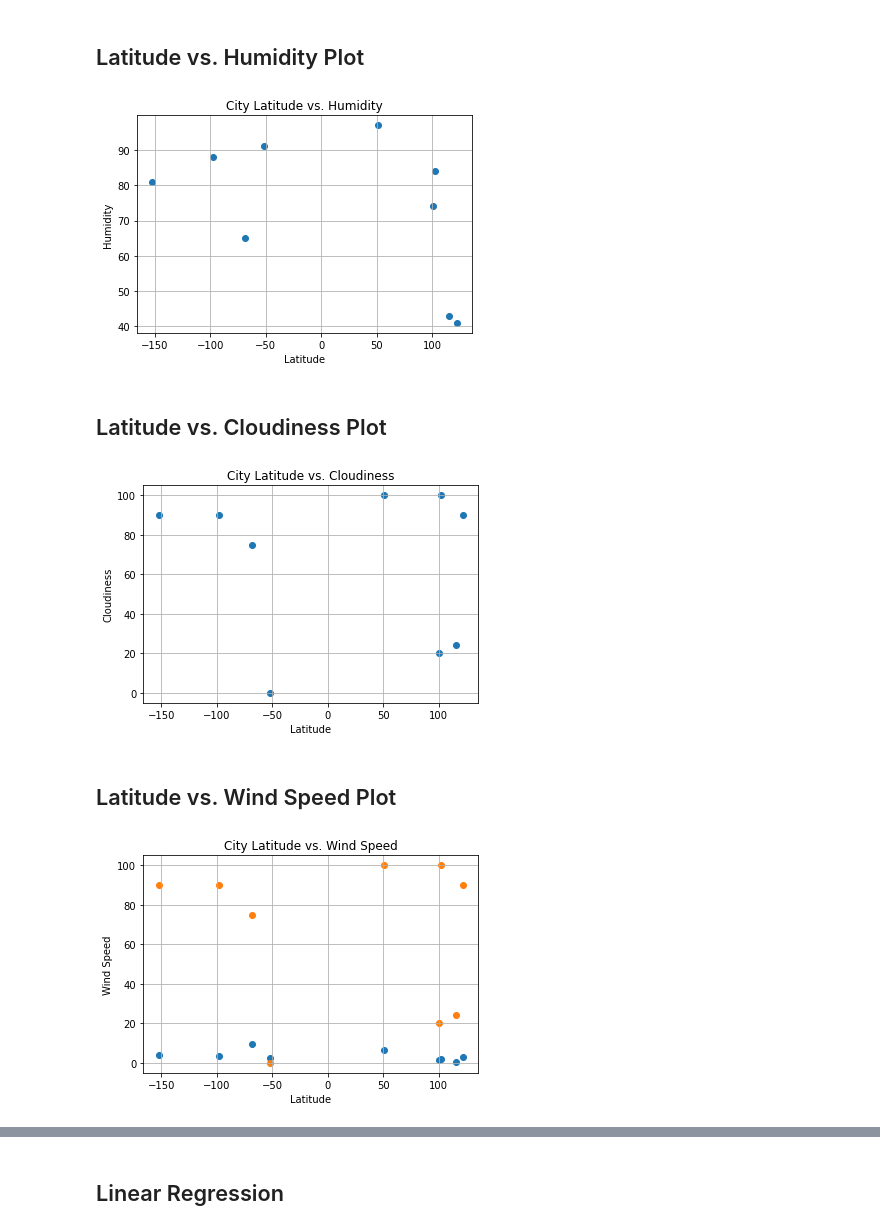
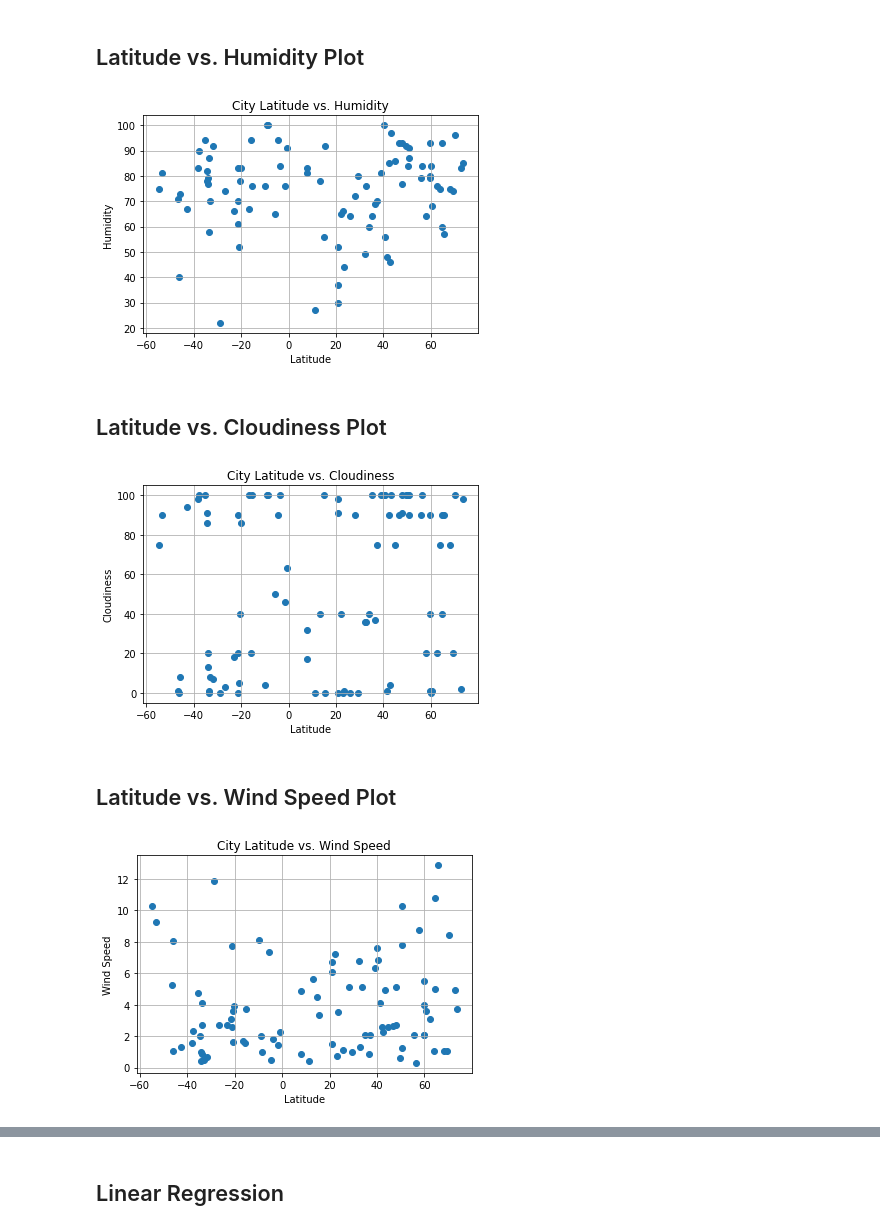
Before and after one commit to econway0321/python-api-challenge, a Jupyter notebook: starter_code/WeatherPy.ipynb, the cells around one changed output, grey strips where cells are left out. Saved outputs shown, nothing was run; the diff lists cells and outputs as text; code cells hidden in the pictures.

```diff
--- a/starter_code/WeatherPy.ipynb
+++ b/starter_code/WeatherPy.ipynb
@@ -111,11 +100,15 @@ wind_speed_data=[]
 country_data=[]
 date_data=[]
 
-for each_city in cities[:10]:
-    query_url = f'{url}q={each_city}&appid={weather_api_key}'
+counter = 0
+
+#while len(city_data) <=15:
+for each_city in cities[:100]:
+    query_url = f'{url}q={each_city}&appid={weather_api_key}'#rpl each_cities cities[counter]
     weather_response=requests.get(query_url)
     weather_data=weather_response.json()
-    pprint(weather_data)
+    #pprint(weather_data)
+    counter = counter + 1
 
     try:
         city_data.append(weather_data['name'])
@@ -127,7 +120,8 @@ for each_city in cities[:10]:
         wind_speed_data.append(weather_data['wind']['speed'])
         country_data.append(weather_data['sys']['country'])
         date_data.append(weather_data['dt'])
-        print(f'{each_city}found!Appending stats')
+        print(f'Processing record number {len(city_data)} for the city of {each_city}')
+
 
     except:
         print('Skipping City')
@@ -160,7 +154,7 @@ ushuaiafound!Appending stats
 # %%
 data_df = pd.DataFrame({'City': city_data,
                         'Latitude': lat_data,
-                        'Latitude': lng_data,
+                        'Longitude': lng_data,
                         'Max Temp': max_temp_data,
                         'Humidity': humidity_data,
                         'Cloudiness': cloudiness_data,
@@ -257,7 +248,7 @@ plt.xlabel('Latitude')
 plt.ylabel ("Humidity")
 plt.grid(True)
 # %% [output]
-[figure, old version]
+[figure, new version]
 # %% [markdown]
 ## Latitude vs. Cloudiness Plot
 # %%
@@ -270,18 +261,17 @@ plt.xlabel('Latitude')
 plt.ylabel ("Cloudiness")
 plt.grid(True)
 # %% [output]
-[figure, old version]
+[figure, new version]
 # %% [markdown]
 ## Latitude vs. Wind Speed Plot
 # %%
 x_lat=filter_data_df['Latitude']
 y_wind = filter_data_df['Wind Speed']
 
 plt.scatter(x_lat, y_wind,)
-plt.scatter(x_lat, y_clouds,)
 plt.title('City Latitude vs. Wind Speed')
 plt.xlabel('Latitude')
 plt.ylabel ("Wind Speed")
 plt.grid(True)
 # %% [output]
-[figure, old version]
+[figure, new version]
```
Also changed, not shown: parts of 33 cells of this notebook, 3 other files.
